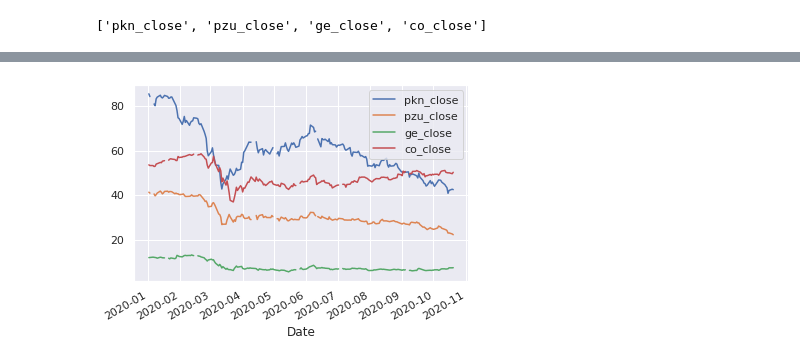
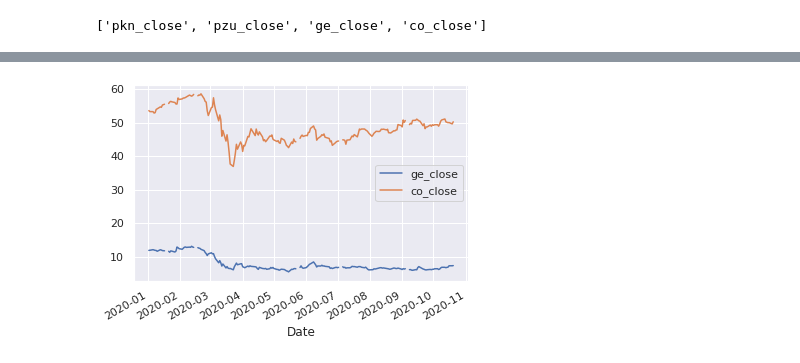
Before and after one commit to mietekdom/Data_Science_Cases, a Jupyter notebook: Stock_Market_All.ipynb, the cells around one changed output, grey strips where cells are left out. Cells and saved outputs as stored; diff of their text form; code cells hidden in the pictures.

```diff
--- a/Stock_Market_All.ipynb
+++ b/Stock_Market_All.ipynb
@@ -92,0 +117,3 @@ x.head(10)
+# %%
+close_usd = x_2020.iloc[:, 2:]
+close_usd
@@ -97,5 +139,5 @@ _ = x.plot()
-# %%
-x_2020 = x['2020-01-01' : ] #dane od początku 2020 roku
-_ = x_2020.plot()
-# %% [output]
-[figure, removed]
+# %%
+
+_ = close_usd.plot()
+# %% [output]
+[figure, added]
```
Also changed, not shown: parts of 5 cells of this notebook.
